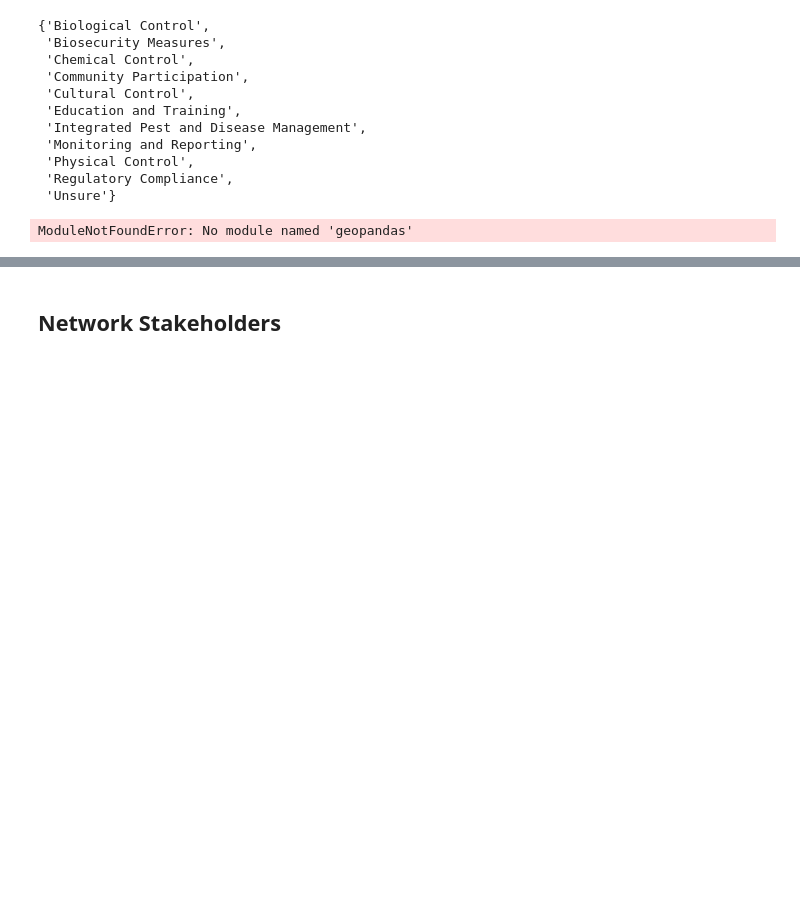
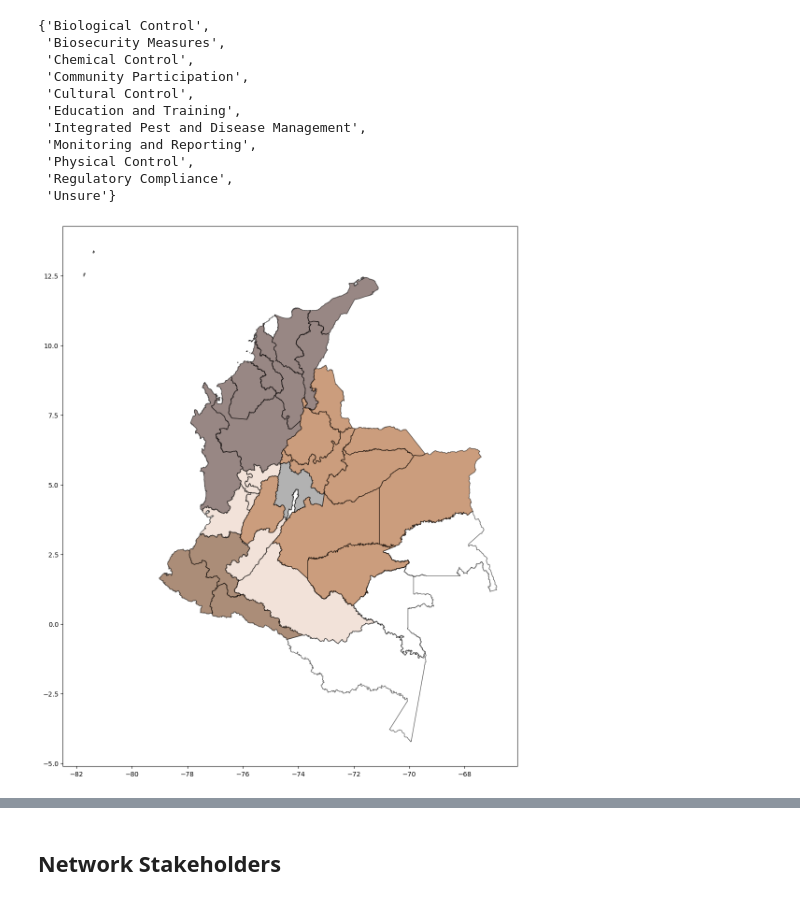
Before and after one commit to jrobledob/R2M_Colombia_banana_and_plantain, a Jupyter notebook: Network_Analysis/Network_Visualizations.ipynb, the cells around one changed output, grey strips where cells are left out. Saved outputs shown, nothing was run; the diff lists cells and outputs as text; code cells hidden in the pictures; blank space fills up the shorter version.

```diff
--- a/Network_Analysis/Network_Visualizations.ipynb
+++ b/Network_Analysis/Network_Visualizations.ipynb
@@ -251,10 +299,9 @@ print(node_colors_df)
 # %%
 # List of Colombian departments and capital districts to keep
-colombian_places = ['Antioquia', 'Arauca', 'Atlántico', 'Caldas', 'Cundinamarca', 'La Guajira', 'Valle del Cauca',
-                    'Cesar', 'Norte de Santander', 'Meta', 'Bolívar', 'Cauca', 'Huila', 'Magdalena', 'Nariño',
-                    'Quindío', 'Risaralda', 'Santander', 'Sucre', 'Tolima', 'Casanare', 'Guainía', 'Boyacá', 'Córdoba',
-                    'Chocó', 'Vichada']
-
+colombian_places = ['Antioquia', 'Chocó', 'Córdoba', 'Cundinamarca', 'Huila', 'Arauca', 'Meta', 'Bolívar',
+    'Magdalena', 'Boyacá', 'Caldas', 'Quindío', 'Risaralda', 'Valle del Cauca', 'Caquetá',
+    'Casanare', 'Cauca', 'Nariño', 'Cesar', 'Sucre', 'Guaviare', 'Tolima', 'La Guajira',
+    'Putumayo', 'Norte de Santander', 'Santander', 'Vichada']
 # Filter the DataFrame to only include Colombian places
 df_filtered = node_colors_df[node_colors_df['Node Label'].isin(colombian_places)]
 
@@ -262,7 +309,6 @@ df_filtered = node_colors_df[node_colors_df['Node Label'].isin(colombian_places)
 name_corrections = {
     'Antioquia': 'ANTIOQUIA',
     'Arauca': 'ARAUCA',
-    'Atlántico': 'ATLÁNTICO',
     'Caldas': 'CALDAS',
     'Cundinamarca': 'CUNDINAMARCA',
     'La Guajira': 'LA GUAJIRA',
@@ -281,11 +327,13 @@ name_corrections = {
     'Sucre': 'SUCRE',
     'Tolima': 'TOLIMA',
     'Casanare': 'CASANARE',
-    'Guainía': 'GUAINÍA',
     'Boyacá': 'BOYACÁ',
     'Córdoba': 'CÓRDOBA',
     'Chocó': 'CHOCÓ',
-    'Vichada': 'VICHADA'
+    'Vichada': 'VICHADA',
+    'Caquetá': 'CAQUETÁ',
+    'Guaviare': 'GUAVIARE',
+    'Putumayo': 'PUTUMAYO'
 }
 
 # Apply the corrections to the 'Node Label' column
@@ -344,27 +392,27 @@ unique_elements
 # %%
 import geopandas as gpd
 import matplotlib.pyplot as plt
 import pandas as pd
 
 # Load your shapefile
 gdf = gpd.read_file('MGN_DPTO_POLITICO.shp')
 
 # Assuming df_filtered is already defined and contains corrected names and colors
 # Example of df_filtered is provided in your setup
 
 # Merge the GeoDataFrame with df_filtered to get the colors into gdf
 gdf_merged = gdf.merge(df_filtered, left_on='DPTO_CNMBR', right_on='Node Label', how='left')
 
 # Replace NaN colors with 'white' for departments not in df_filtered
 gdf_merged['Color'] = gdf_merged['Color'].fillna('white')
 
 # Plotting the map with assigned colors and black borders for departments
 fig, ax = plt.subplots(1, 1, figsize=(15, 15))
-gdf_merged.plot(ax=ax, color=gdf_merged['Color'], edgecolor='black')
+gdf_merged.plot(ax=ax, color=gdf_merged['Color'], edgecolor='black', alpha=0.6)
 
 plt.show()
 # %% [output]
-ModuleNotFoundError: No module named 'geopandas'
+[figure, added]
 # %%
 
 # Initialize a dictionary to hold the count of each unique element in "answer_in_english" by "crop" and "expert_in"
```
Also changed, not shown: parts of 14 cells of this notebook, 6 other files.
